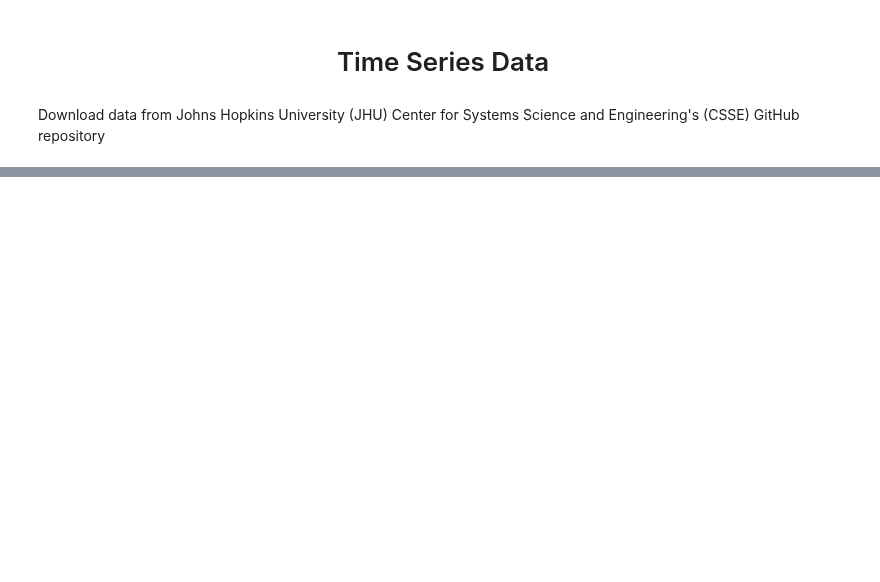
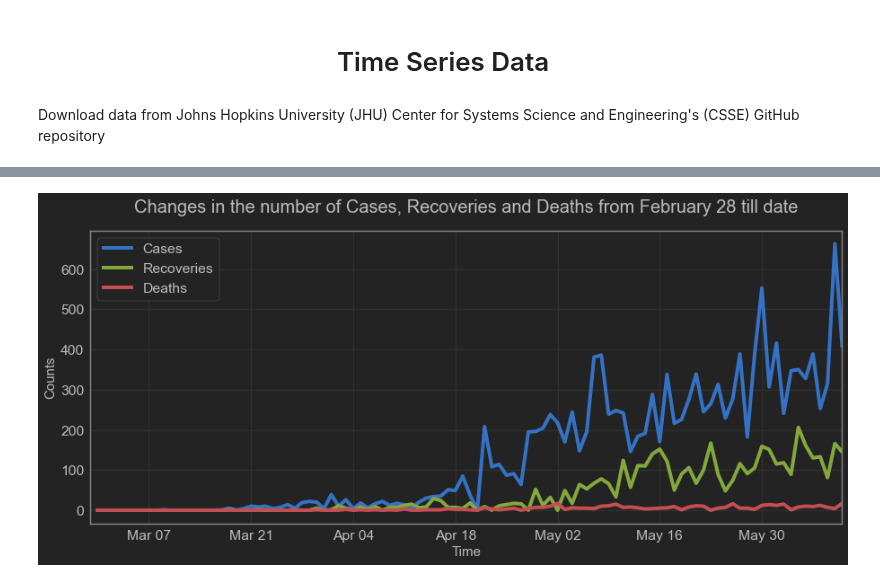
Before and after one commit to omotayo-alade/covid-19-nigeria, a Jupyter notebook: explore.ipynb, the cells around one changed output, grey strips where cells are left out. Saved outputs shown, nothing was run; the diff lists cells and outputs as text; code cells hidden in the pictures; blank space fills up the shorter version.

```diff
--- a/explore.ipynb
+++ b/explore.ipynb
@@ -195,0 +337,17 @@ ax.set_xlabel('Time', fontdict={'fontsize': '15', 'fontweight' : '3'})
+# %%
+fig, ax = plt.subplots(figsize=(15, 6))
+jtplot.style(theme='monokai', context='notebook', fscale=1.5, spines=True)
+time_series.diff().plot(ax=ax, linewidth=4)
+ax.set_title('Changes in the number of Cases, Recoveries and Deaths from February 28 till date', fontdict={'fontsize': '20', 'fontweight' : '3'}, pad=20)
+ax.set_ylabel('Counts', fontdict={'fontsize': '15', 'fontweight' : '3'})
+ax.set_xlabel('Time', fontdict={'fontsize': '15', 'fontweight' : '3'})
+ax.set_xlim(time_series.index[0], time_series.index[-1])
+
+# Format x-tick labels as 3-letter month name and day number
+ax.xaxis.set_major_formatter(mdates.DateFormatter('%b %d'))
+# Format x-tick labels to show at 2 weeks interval
+ax.xaxis.set_major_locator(mdates.WeekdayLocator(interval=2))
+# Save figure
+plt.savefig('time-lag.png')
+# %% [output]
+[figure, added]
```
Also changed, not shown: parts of 25 cells of this notebook, 3 other files.
